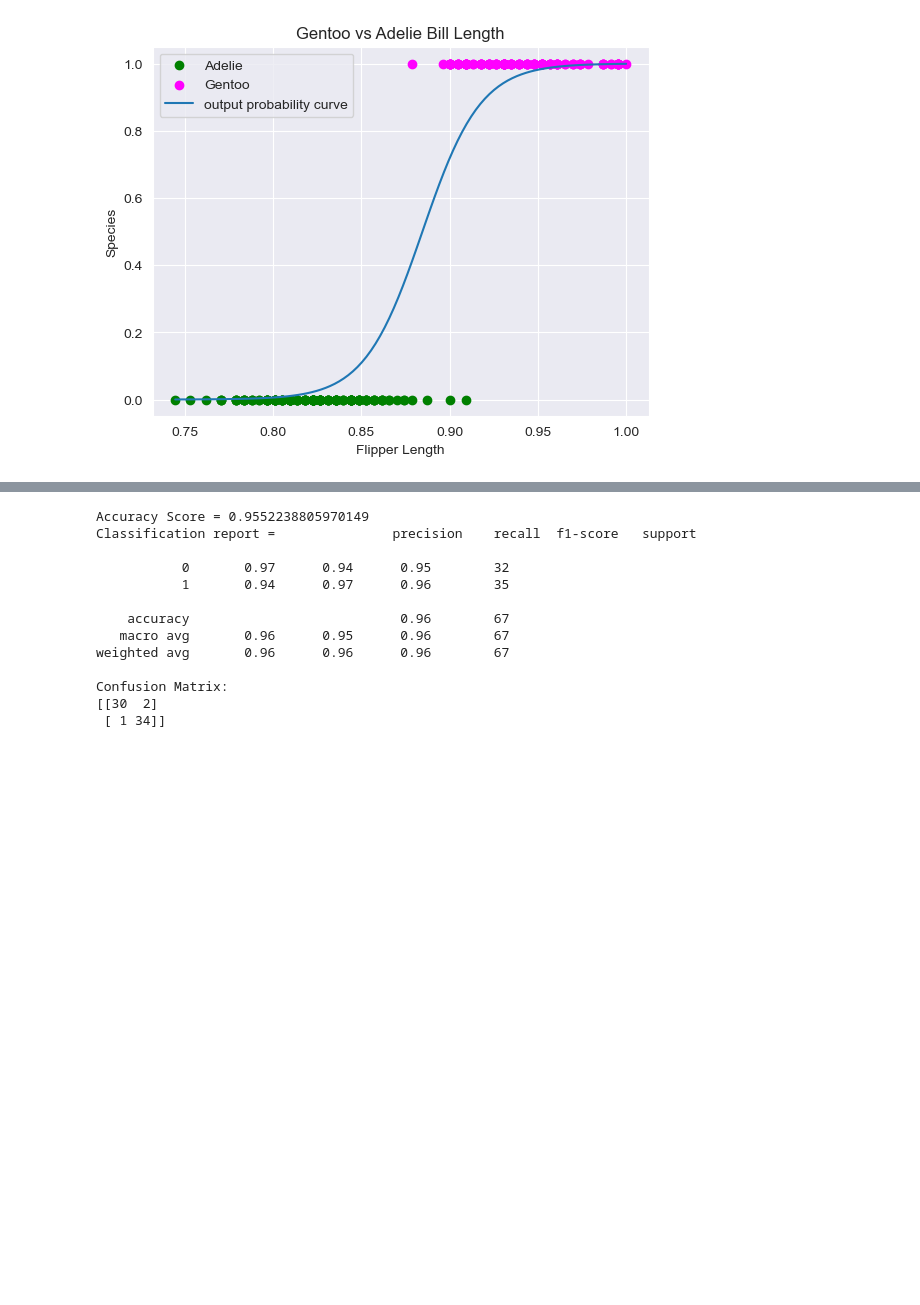
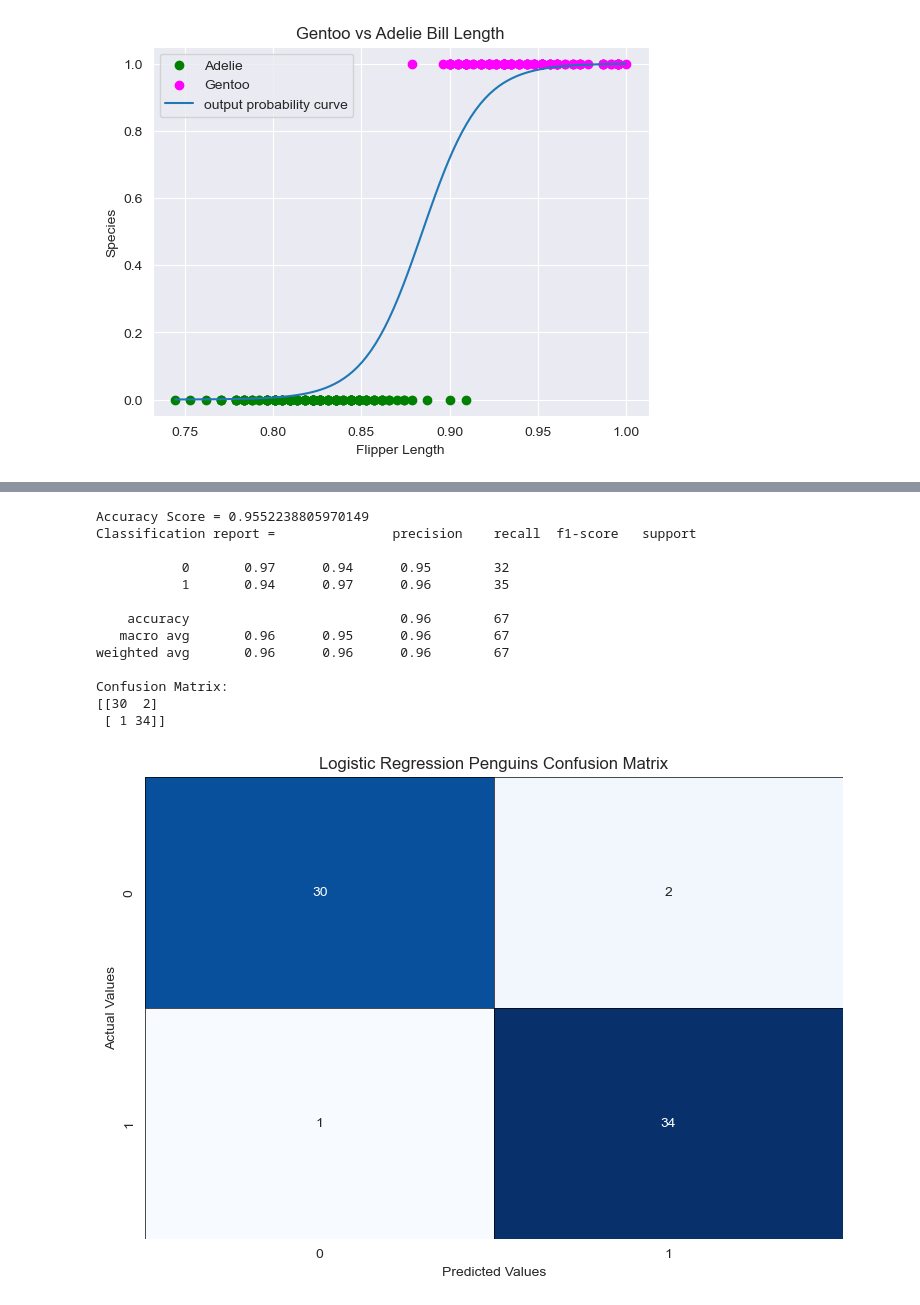
Before and after one commit to matt-banschbach/inde577, a Jupyter notebook: Supervised Learning/Linear Model/logistic_regression_penguins.ipynb, the cells around one changed output, grey strips where cells are left out. Saved outputs shown, nothing was run; the diff lists cells and outputs as text; code cells hidden in the pictures; blank space fills up the shorter version.

```diff
--- a/Supervised Learning/Linear Model/logistic_regression_penguins.ipynb
+++ b/Supervised Learning/Linear Model/logistic_regression_penguins.ipynb
@@ -156,23 +122,26 @@ Classification error = 0.04477611940298509
 # %%
 clf_acc = accuracy_score(y_test, y_hat)
 print(f"Accuracy Score = {clf_acc}")
 
 class_report = classification_report(y_test, y_hat)
 print(f"Classification report = {class_report}")
 
 confusion_matrix = confusion_matrix(y_test, y_hat)
 print(f"Confusion Matrix:\n{confusion_matrix}")
+
+draw_confusion_matrix(confusion_matrix, "Logistic Regression Penguins Confusion Matrix")
 # %% [output]
 Accuracy Score = 0.9552238805970149
 Classification report =               precision    recall  f1-score   support
 
            0       0.97      0.94      0.95        32
            1       0.94      0.97      0.96        35
 
     accuracy                           0.96        67
    macro avg       0.96      0.95      0.96        67
 weighted avg       0.96      0.96      0.96        67
 
 Confusion Matrix:
 [[30  2]
  [ 1 34]]
+[figure, added]
```
Also changed, not shown: parts of 6 cells of this notebook, 5 other files.
